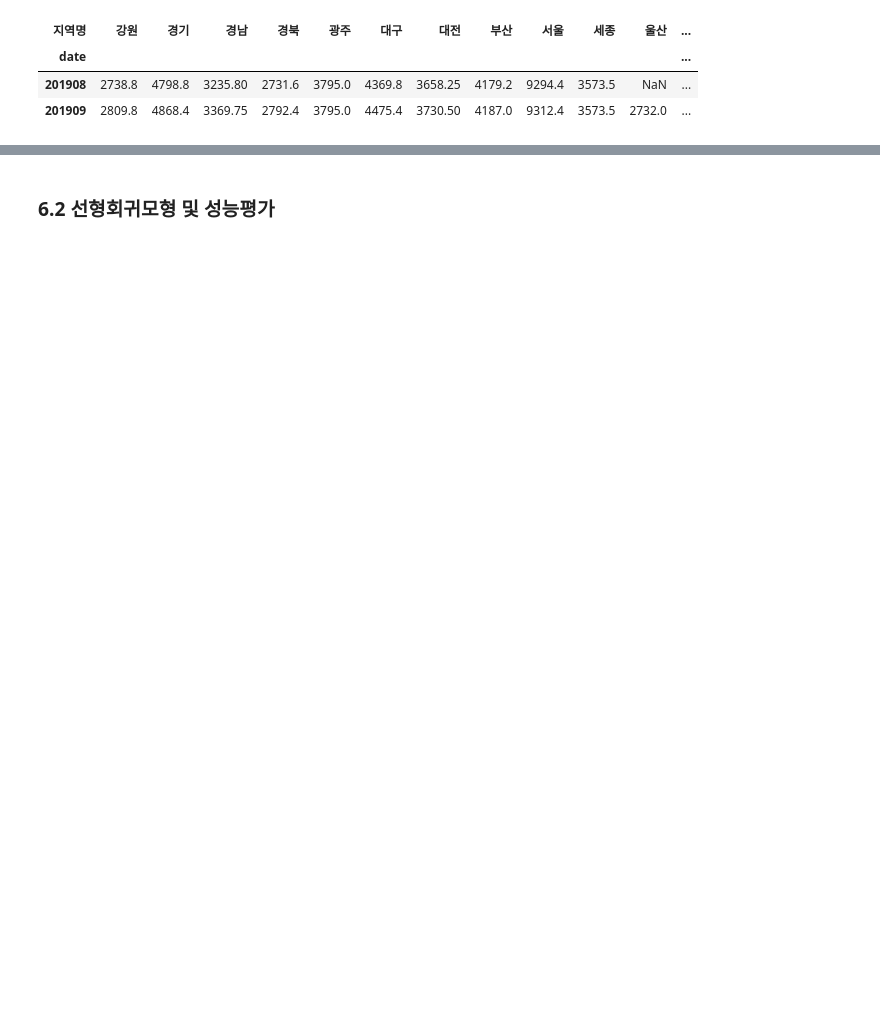
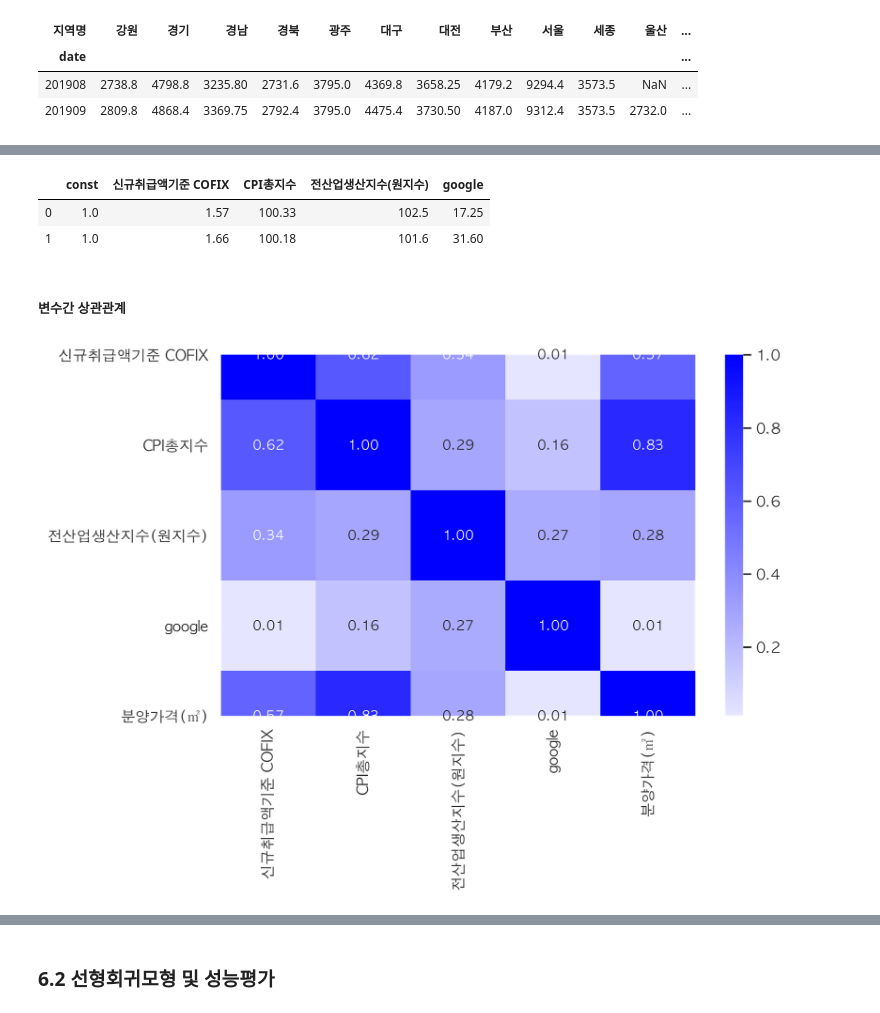
Before and after one commit to trhgu/EDA_project, a Jupyter notebook: EDA_final.ipynb, the cells around one changed output, grey strips where cells are left out. Saved outputs shown, nothing was run; the diff lists cells and outputs as text; code cells hidden in the pictures; blank space fills up the shorter version.

```diff
--- a/EDA_final.ipynb
+++ b/EDA_final.ipynb
@@ -356,0 +235,9 @@ plt.show()
+# %%
+seoul = house_df[(house_df["규모구분"] == "전체") &
+                     (house_df["지역명"] == "서울")]
+seoul = seoul[["신규취급액기준 COFIX",
+               "CPI총지수", "전산업생산지수(원지수)", "google", "분양가격(㎡)"]]
+seoul["전산업생산지수(원지수)"] = seoul["전산업생산지수(원지수)"].astype('float64')
+seoul["분양가격(㎡)"] = seoul["분양가격(㎡)"].astype('float64')
+seoul = seoul.reset_index(drop=True)
+seoul.info()
@@ -356,0 +265,16 @@ plt.show()
+# %%
+seoulX.head(2)
+# %% [output]
+|  | const | 신규취급액기준 COFIX | CPI총지수 | 전산업생산지수(원지수) | google |
+| 0 | 1.0 | 1.57 | 100.33 | 102.5 | 17.25 |
+| 1 | 1.0 | 1.66 | 100.18 | 101.6 | 31.60 |
+# %% [markdown]
+##### 변수간 상관관계
+# %%
+seoul_corr = seoul.corr()
+# %%
+sns.heatmap(seoul_corr, cmap=sns.light_palette(
+    "blue", as_cmap=True), annot=True, fmt=".2f")
+plt.show()
+# %% [output]
+[figure, added]
```
Also changed, not shown: parts of 84 cells of this notebook.
